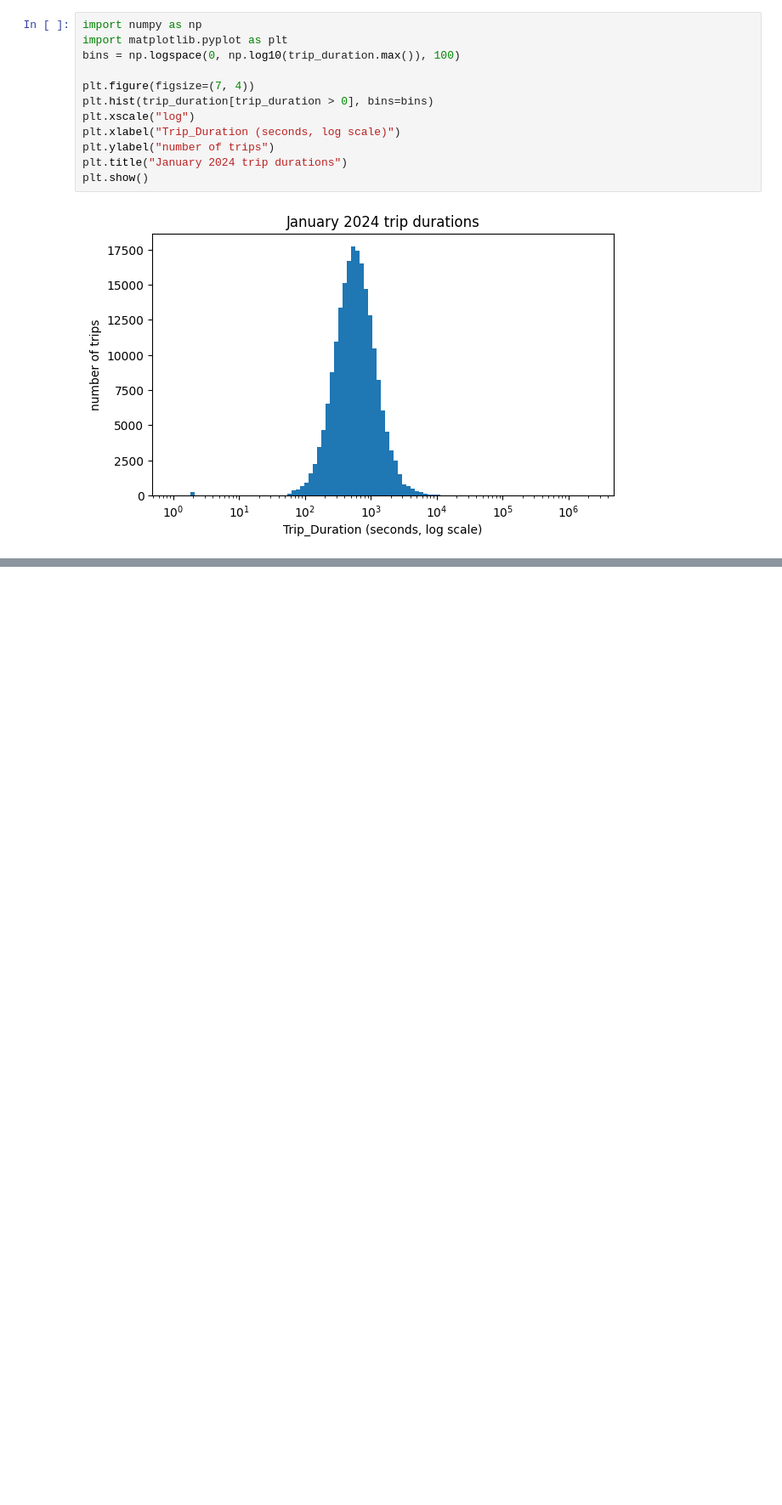
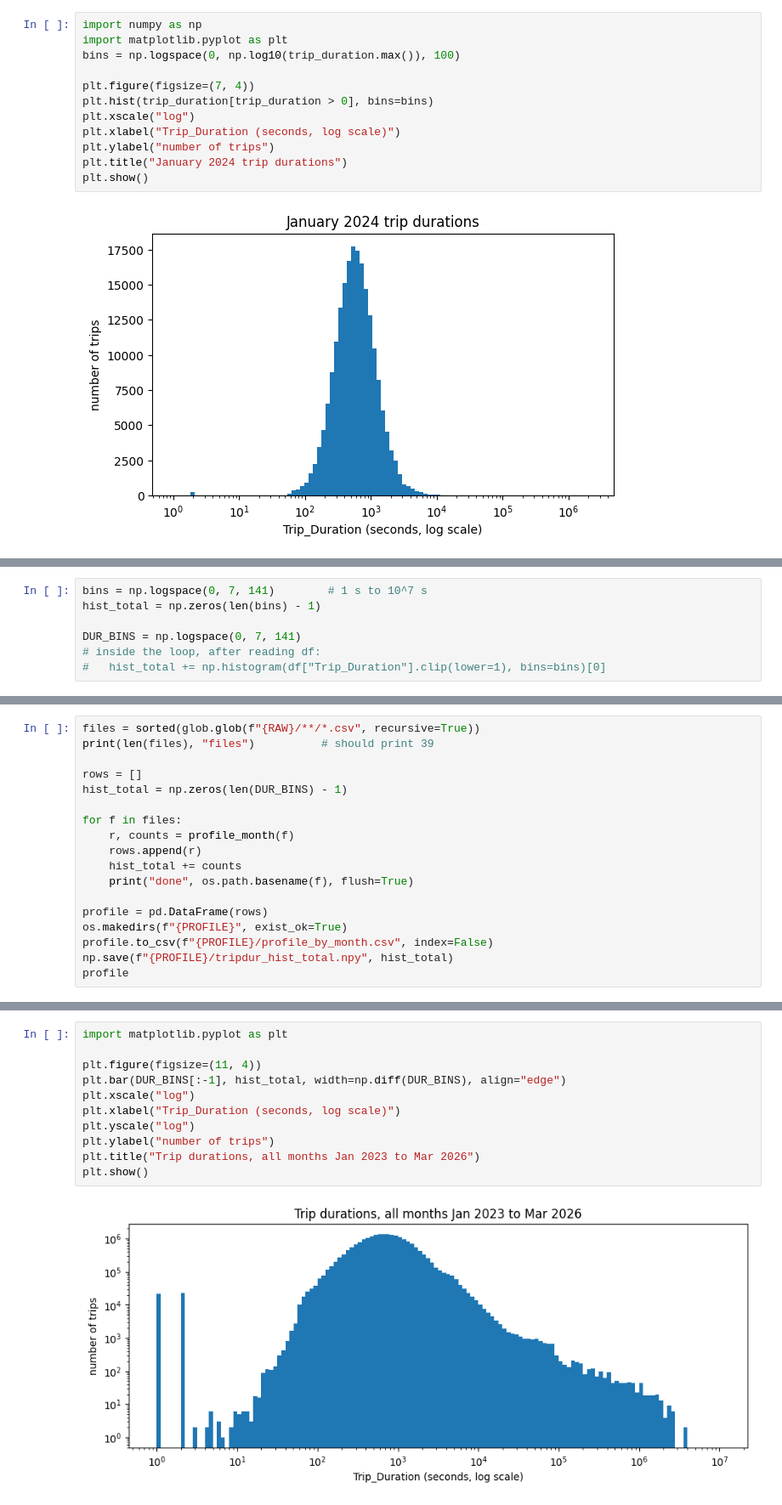
Before and after one commit to karquiza/bikeshare-toronto-demand, a Jupyter notebook: notebooks/00_init_explore.ipynb, the cells around one changed output, grey strips where cells are left out. Shown at 85% size. Drawn from its saved outputs; the diff is of its cells as text; blank space fills up the shorter version.

Commit message:
profile of all bikeshare dataset files

```diff
--- a/notebooks/00_init_explore.ipynb
+++ b/notebooks/00_init_explore.ipynb
@@ -101,0 +99,7 @@ trip
+# %%
+bins = np.logspace(0, 7, 141)        # 1 s to 10^7 s
+hist_total = np.zeros(len(bins) - 1)
+
+DUR_BINS = np.logspace(0, 7, 141)
+# inside the loop, after reading df:
+#   hist_total += np.histogram(df["Trip_Duration"].clip(lower=1), bins=bins)[0]
@@ -101,0 +160,18 @@ trip
+# %%
+files = sorted(glob.glob(f"{RAW}/**/*.csv", recursive=True))
+print(len(files), "files")          # should print 39
+
+rows = []
+hist_total = np.zeros(len(DUR_BINS) - 1)
+
+for f in files:
+    r, counts = profile_month(f)
+    rows.append(r)
+    hist_total += counts
+    print("done", os.path.basename(f), flush=True)
+
+profile = pd.DataFrame(rows)
+os.makedirs(f"{PROFILE}", exist_ok=True)
+profile.to_csv(f"{PROFILE}/profile_by_month.csv", index=False)
+np.save(f"{PROFILE}/tripdur_hist_total.npy", hist_total)
+profile
@@ -101,0 +214,13 @@ trip
+# %%
+import matplotlib.pyplot as plt
+
+plt.figure(figsize=(11, 4))
+plt.bar(DUR_BINS[:-1], hist_total, width=np.diff(DUR_BINS), align="edge")
+plt.xscale("log")
+plt.xlabel("Trip_Duration (seconds, log scale)")
+plt.yscale("log")
+plt.ylabel("number of trips")
+plt.title("Trip durations, all months Jan 2023 to Mar 2026")
+plt.show()
+# %% [output]
+[figure, added]
```
Also changed, not shown: parts of 11 cells of this notebook.
